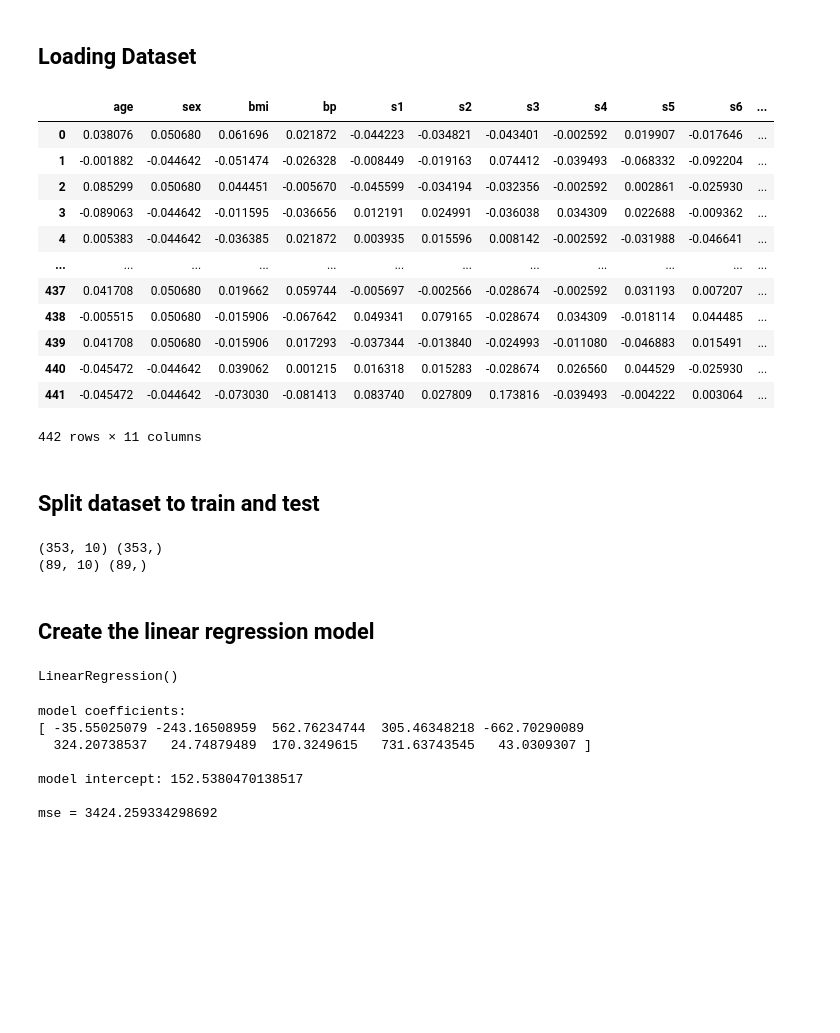
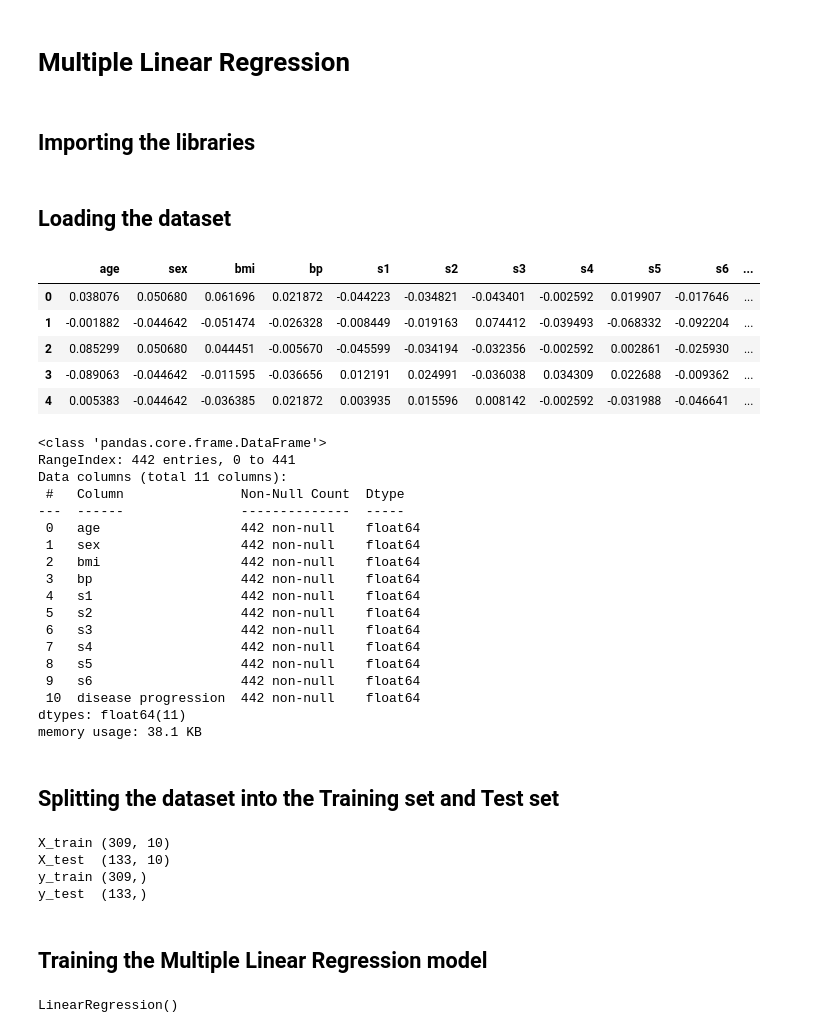
Before and after one commit to hosseinabadii/Machine-Learning-Projects, a Jupyter notebook: Projects/02 Regression/02 Linear Regression/03 Diabetes Dataset/main.ipynb, the cells around one changed output. Drawn from its saved outputs; the diff is of its cells as text; code cells hidden in the pictures; blank space fills up the shorter version.

```diff
--- a/Projects/02 Regression/02 Linear Regression/03 Diabetes Dataset/main.ipynb
+++ b/Projects/02 Regression/02 Linear Regression/03 Diabetes Dataset/main.ipynb
@@ -1,3 +1,7 @@
+# %% [markdown]
+# Multiple Linear Regression
+# %% [markdown]
+## Importing the libraries
 # %%
 import pandas as pd
 from sklearn.datasets import load_diabetes
@@ -7,52 +11,57 @@ from sklearn.metrics import mean_squared_error
 # %% [markdown]
-## Loading Dataset
+## Loading the dataset
 # %%
 X, y = load_diabetes(return_X_y=True)
 cols = ["age", "sex", "bmi", "bp", "s1", "s2", "s3", "s4", "s5", "s6"]
 df = pd.DataFrame(X, columns=cols)
 df["disease progression"] = y
-df
+df.head()
 # %% [output]
 |  | age | sex | bmi | bp | s1 | s2 | s3 | s4 | s5 | s6 | ... |
 | 0 | 0.038076 | 0.050680 | 0.061696 | 0.021872 | -0.044223 | -0.034821 | -0.043401 | -0.002592 | 0.019907 | -0.017646 | ... |
 | 1 | -0.001882 | -0.044642 | -0.051474 | -0.026328 | -0.008449 | -0.019163 | 0.074412 | -0.039493 | -0.068332 | -0.092204 | ... |
 | 2 | 0.085299 | 0.050680 | 0.044451 | -0.005670 | -0.045599 | -0.034194 | -0.032356 | -0.002592 | 0.002861 | -0.025930 | ... |
 | 3 | -0.089063 | -0.044642 | -0.011595 | -0.036656 | 0.012191 | 0.024991 | -0.036038 | 0.034309 | 0.022688 | -0.009362 | ... |
 | 4 | 0.005383 | -0.044642 | -0.036385 | 0.021872 | 0.003935 | 0.015596 | 0.008142 | -0.002592 | -0.031988 | -0.046641 | ... |
-| ... | ... | ... | ... | ... | ... | ... | ... | ... | ... | ... | ... |
-| 437 | 0.041708 | 0.050680 | 0.019662 | 0.059744 | -0.005697 | -0.002566 | -0.028674 | -0.002592 | 0.031193 | 0.007207 | ... |
-| 438 | -0.005515 | 0.050680 | -0.015906 | -0.067642 | 0.049341 | 0.079165 | -0.028674 | 0.034309 | -0.018114 | 0.044485 | ... |
-| 439 | 0.041708 | 0.050680 | -0.015906 | 0.017293 | -0.037344 | -0.013840 | -0.024993 | -0.011080 | -0.046883 | 0.015491 | ... |
-| 440 | -0.045472 | -0.044642 | 0.039062 | 0.001215 | 0.016318 | 0.015283 | -0.028674 | 0.026560 | 0.044529 | -0.025930 | ... |
-| 441 | -0.045472 | -0.044642 | -0.073030 | -0.081413 | 0.083740 | 0.027809 | 0.173816 | -0.039493 | -0.004222 | 0.003064 | ... |
-442 rows × 11 columns
-# %% [markdown]
-## Split dataset to train and test
+# %%
+df.info()
+# %% [output]
+<class 'pandas.core.frame.DataFrame'>
+RangeIndex: 442 entries, 0 to 441
+Data columns (total 11 columns):
+ #   Column               Non-Null Count  Dtype
+---  ------               --------------  -----
+ 0   age                  442 non-null    float64
+ 1   sex                  442 non-null    float64
+ 2   bmi                  442 non-null    float64
+ 3   bp                   442 non-null    float64
+ 4   s1                   442 non-null    float64
+ 5   s2                   442 non-null    float64
+ 6   s3                   442 non-null    float64
+ 7   s4                   442 non-null    float64
+ 8   s5                   442 non-null    float64
+ 9   s6                   442 non-null    float64
+ 10  disease progression  442 non-null    float64
+dtypes: float64(11)
+memory usage: 38.1 KB
+# %% [markdown]
+## Splitting the dataset into the Training set and Test set
 # %%
-X_train, X_test, y_train, y_test = train_test_split(X, y, test_size=0.2, random_state=0)
-print(X_train.shape, y_train.shape)
-print(X_test.shape, y_test.shape)
+X_train, X_test, y_train, y_test = train_test_split(X, y, test_size=0.3, random_state=99)
+
+print(f"X_train {X_train.shape}")
+print(f"X_test  {X_test.shape}")
+print(f"y_train {y_train.shape}")
+print(f"y_test  {y_test.shape}")
 # %% [output]
-(353, 10) (353,)
-(89, 10) (89,)
+X_train (309, 10)
+X_test  (133, 10)
+y_train (309,)
+y_test  (133,)
 # %% [markdown]
-## Create the linear regression model
+## Training the Multiple Linear Regression model
 # %%
 reg = LinearRegression()
 reg.fit(X_train, y_train)
 # %% [output]
 LinearRegression()
-# %%
-y_pred = reg.predict(X_test)
-mse = mean_squared_error(y_test, y_pred)
-print(f"\nmodel coefficients:\n{reg.coef_}")
-print(f"\nmodel intercept: {reg.intercept_}")
-print(f"\nmse = {mse}")
-# %% [output]
-model coefficients:
-[ -35.55025079 -243.16508959  562.76234744  305.46348218 -662.70290089
-  324.20738537   24.74879489  170.3249615   731.63743545   43.0309307 ]
-
-model intercept: 152.5380470138517
-
-mse = 3424.259334298692
```
Also changed, not shown: parts of 5 cells of this notebook, 2 other files.
